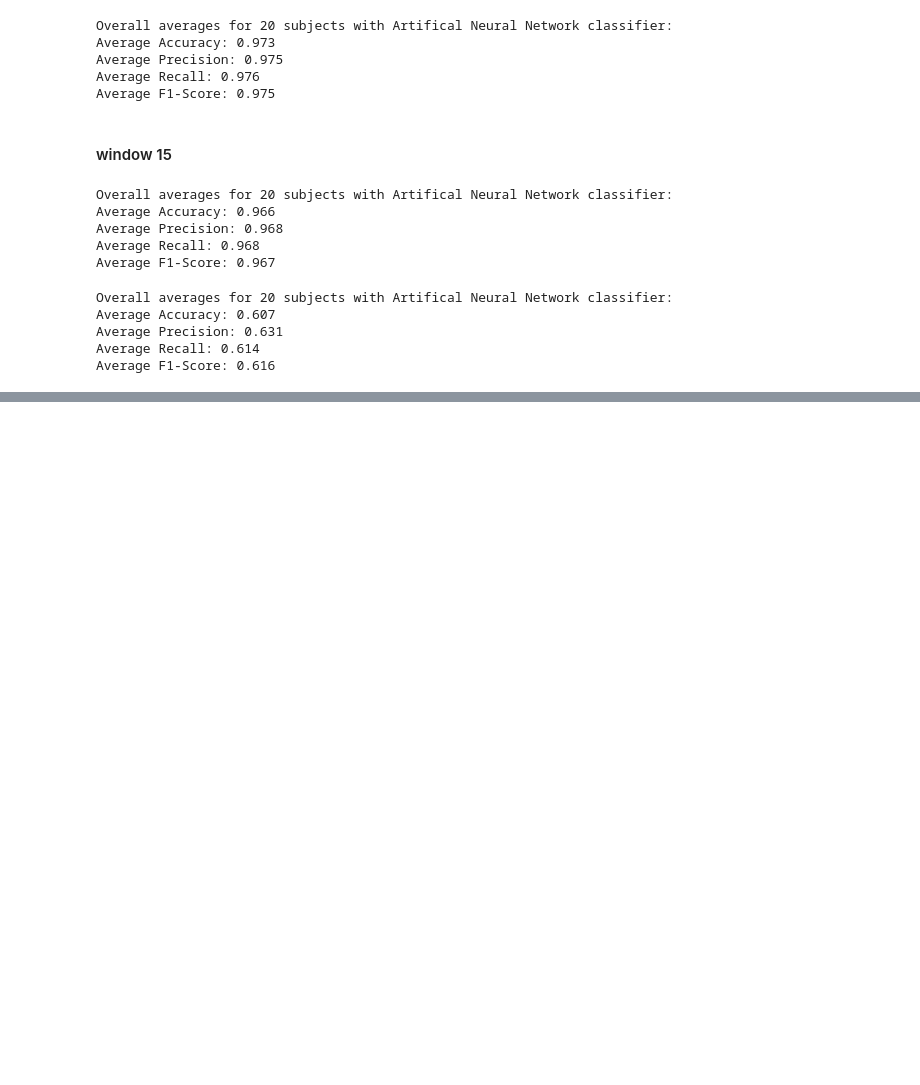
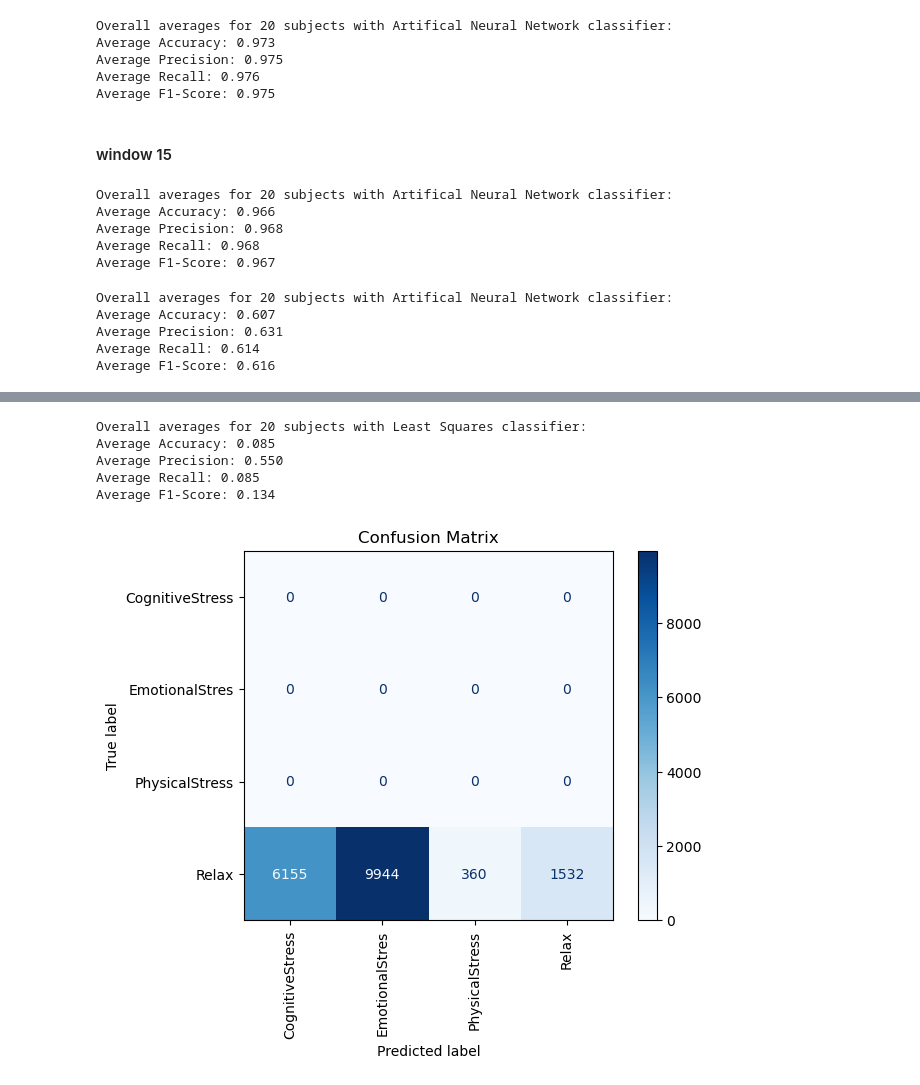
Before and after one commit to Yasmina-Mahdy/Machine-Project, a Jupyter notebook: main.ipynb, the cells around one changed output, grey strips where cells are left out. Cells and saved outputs as stored; diff of their text form; code cells hidden in the pictures; blank space fills up the shorter version.

```diff
--- a/main.ipynb
+++ b/main.ipynb
@@ -2960,0 +3166,9 @@ Average F1-Score: 0.616
+# %%
+least_squares_leftover(all_sub_info_p_balanced, all_sub_info_p_leftover)
+# %% [output]
+Overall averages for 20 subjects with Least Squares classifier:
+Average Accuracy: 0.085
+Average Precision: 0.550
+Average Recall: 0.085
+Average F1-Score: 0.134
+[figure, added]
```
Also changed, not shown: parts of 17 cells of this notebook.
